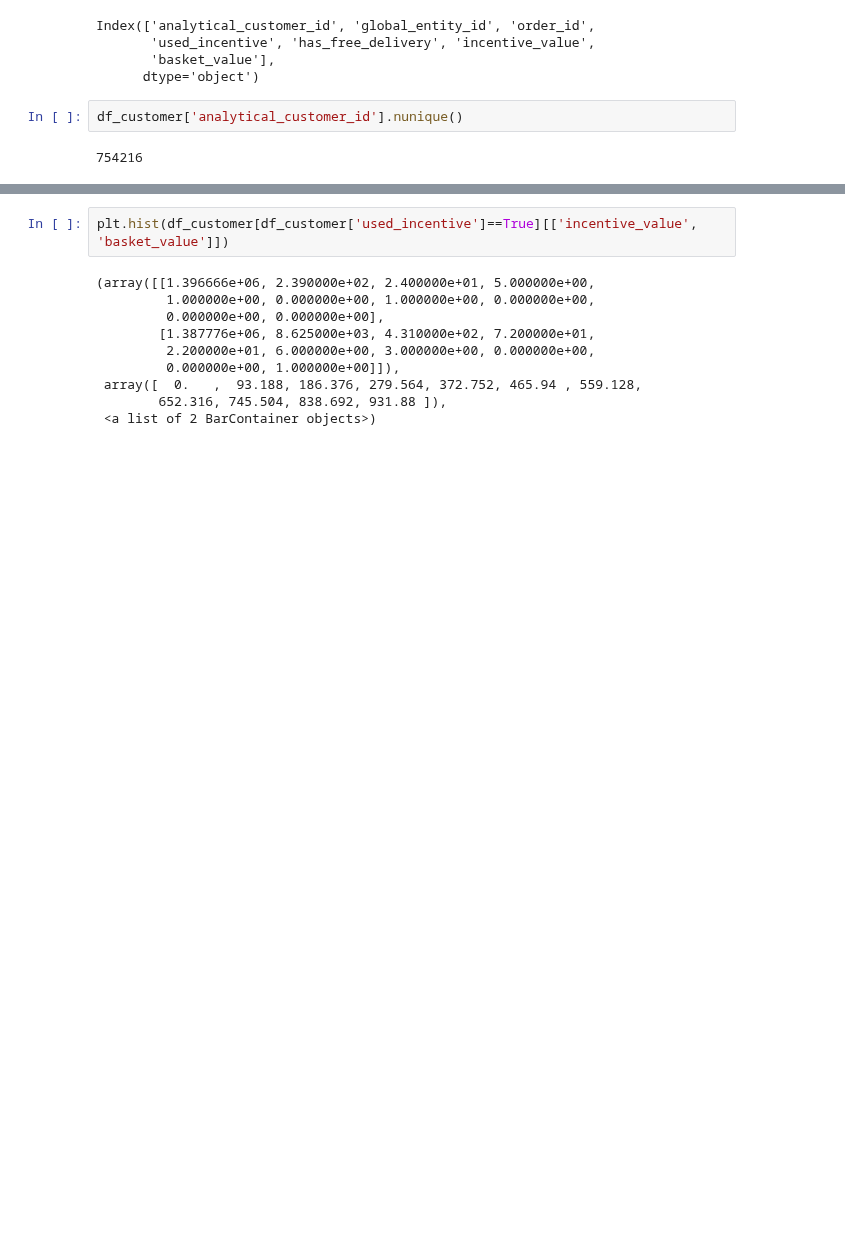
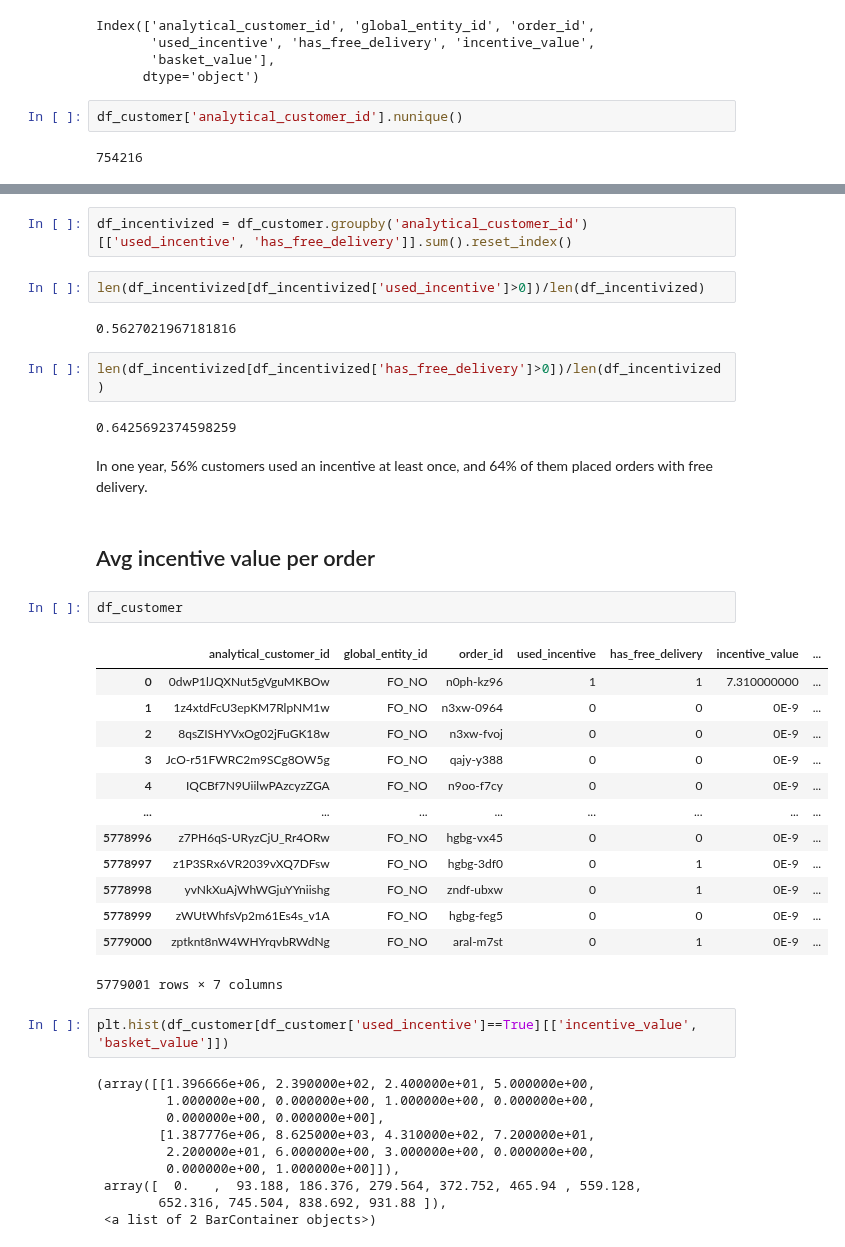
Before and after one commit to AChiaraCapuano/incentives_analysis, a Jupyter notebook: analysis.ipynb, the cells around one changed output, grey strips where cells are left out. Saved outputs shown, nothing was run; the diff lists cells and outputs as text; blank space fills up the shorter version.

```diff
--- a/analysis.ipynb
+++ b/analysis.ipynb
@@ -40,3 +41,33 @@ len(df_customer[df_customer['has_free_delivery']==True])/len(df_customer)
+# %%
+df_incentivized = df_customer.groupby('analytical_customer_id')[['used_incentive', 'has_free_delivery']].sum().reset_index()
+# %%
+len(df_incentivized[df_incentivized['used_incentive']>0])/len(df_incentivized)
+# %% [output]
+0.5627021967181816
+# %%
+len(df_incentivized[df_incentivized['has_free_delivery']>0])/len(df_incentivized)
+# %% [output]
+0.6425692374598259
+# %% [markdown]
+In one year, 56% customers used an incentive at least once, and 64% of them placed orders with free delivery.
+# %% [markdown]
+## Avg incentive value per order
+# %%
+df_customer
+# %% [output]
+|  | analytical_customer_id | global_entity_id | order_id | used_incentive | has_free_delivery | incentive_value | ... |
+| 0 | 0dwP1lJQXNut5gVguMKBOw | FO_NO | n0ph-kz96 | 1 | 1 | 7.310000000 | ... |
+| 1 | 1z4xtdFcU3epKM7RlpNM1w | FO_NO | n3xw-0964 | 0 | 0 | 0E-9 | ... |
+| 2 | 8qsZISHYVxOg02jFuGK18w | FO_NO | n3xw-fvoj | 0 | 0 | 0E-9 | ... |
+| 3 | JcO-r51FWRC2m9SCg8OW5g | FO_NO | qajy-y388 | 0 | 0 | 0E-9 | ... |
+| 4 | IQCBf7N9UiilwPAzcyzZGA | FO_NO | n9oo-f7cy | 0 | 0 | 0E-9 | ... |
+| ... | ... | ... | ... | ... | ... | ... | ... |
+| 5778996 | z7PH6qS-URyzCjU_Rr4ORw | FO_NO | hgbg-vx45 | 0 | 0 | 0E-9 | ... |
+| 5778997 | z1P3SRx6VR2039vXQ7DFsw | FO_NO | hgbg-3df0 | 0 | 1 | 0E-9 | ... |
+| 5778998 | yvNkXuAjWhWGjuYYniishg | FO_NO | zndf-ubxw | 0 | 1 | 0E-9 | ... |
+| 5778999 | zWUtWhfsVp2m61Es4s_v1A | FO_NO | hgbg-feg5 | 0 | 0 | 0E-9 | ... |
+| 5779000 | zptknt8nW4WHYrqvbRWdNg | FO_NO | aral-m7st | 0 | 1 | 0E-9 | ... |
+5779001 rows × 7 columns
 # %%
 plt.hist(df_customer[df_customer['used_incentive']==True][['incentive_value', 'basket_value']])
 # %% [output]
```
Also changed, not shown: parts of 7 cells of this notebook.
